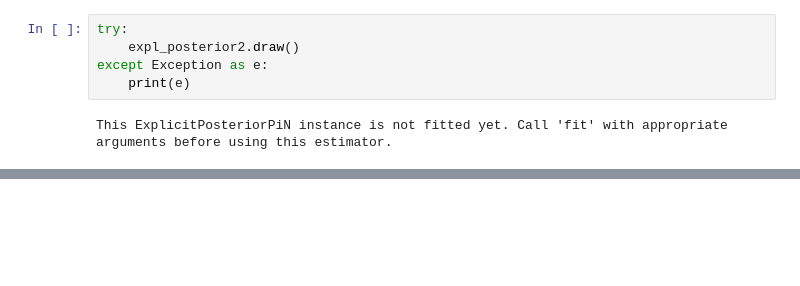
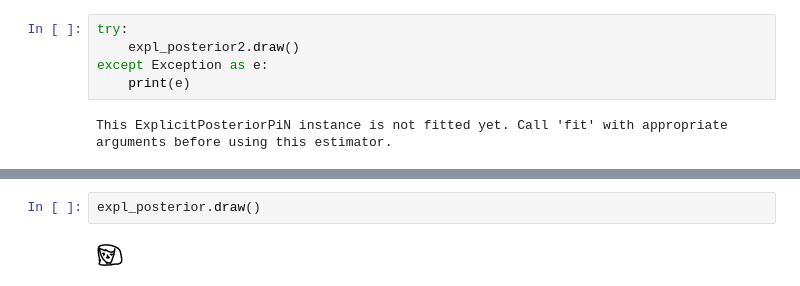
Before and after one commit to framunoz/Bayesian-Learning-with-Wasserstein-Barycenters, a Jupyter notebook: examples/02-posterior-pi-n.ipynb, the cells around one changed output, grey strips where cells are left out. Drawn from its saved outputs; the diff is of its cells as text; blank space fills up the shorter version.

```diff
--- a/examples/02-posterior-pi-n.ipynb
+++ b/examples/02-posterior-pi-n.ipynb
@@ -67,0 +90,4 @@ print(expl_posterior.samples_counter.total())
+# %%
+expl_posterior.draw()
+# %% [output]
+[figure, added]
```
Also changed, not shown: parts of 11 cells of this notebook, 8 other files.
